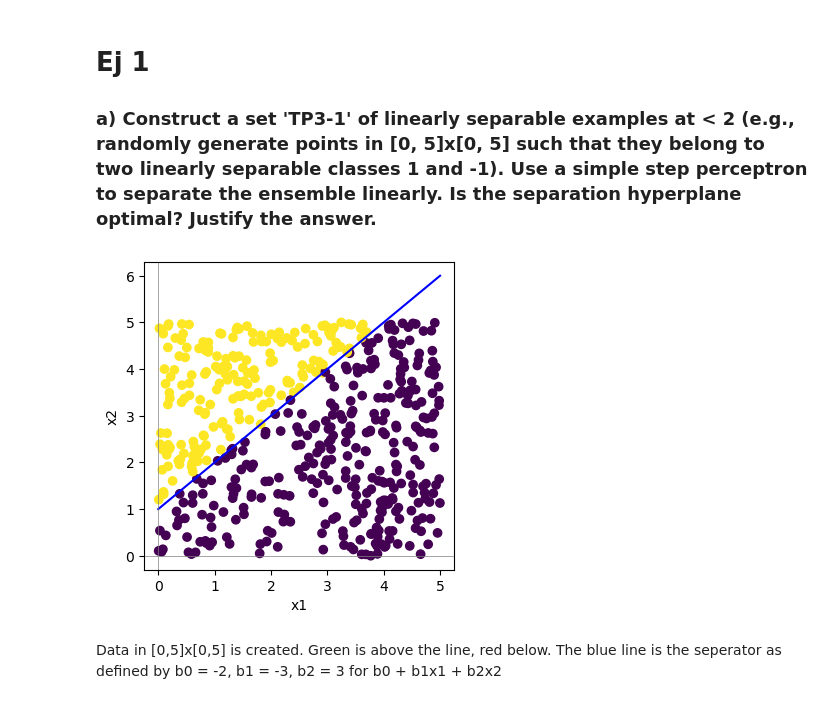
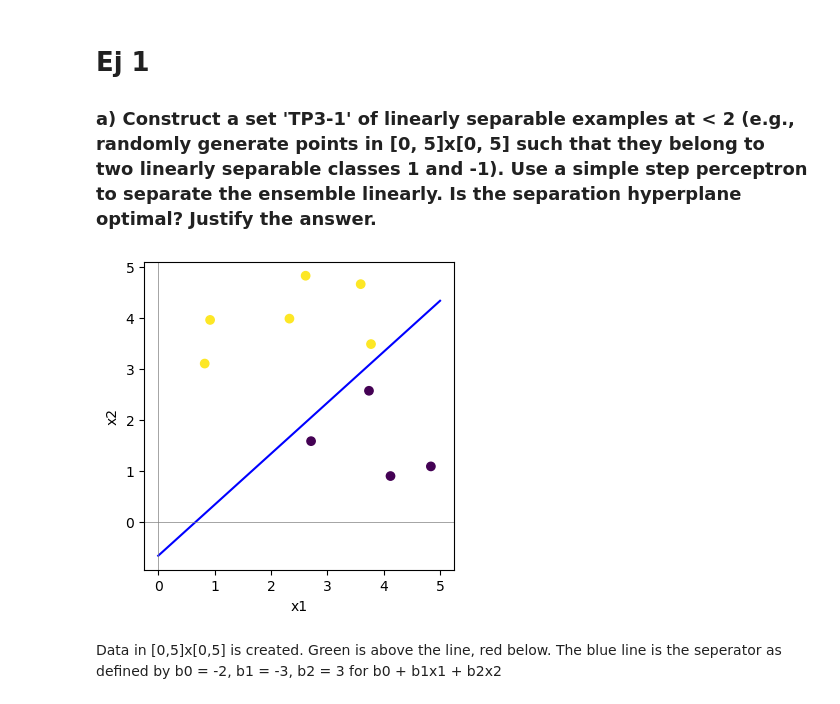
Before and after one commit to papekoja/72.75-ML, a Jupyter notebook: TP3/tp3.ipynb, the cells around one changed output. Drawn from its saved outputs; the diff is of its cells as text; code cells hidden in the pictures.

```diff
--- a/TP3/tp3.ipynb
+++ b/TP3/tp3.ipynb
@@ -17,43 +17,50 @@ from kernal import linear, polynomial, rbf
 np.random.seed(0) # Apparently this sets the random to be not so random anymore
 
 # This is for the spliting line function
-n_items = 500
-b0 = -3
+n_items = 10
+b0 = 2
 b1 = -3
 b2 = 3
 
 # Create the data
 x1 = [random.uniform(0, 5) for i in range(n_items)]
 x2 = [random.uniform(0, 5) for i in range(n_items)]
 
 x1_for_line = np.linspace(0, 5, 100)
 x2_for_line = (-b0 - b1 * x1_for_line) / b2
 
 # Fit the data in the dataframe and make the class column (1 if above the line, 0 otherwise
 data = pd.DataFrame({
     'x1': x1,
     'x2': x2,
-    'Class': [1 if (b0 + b1 * x1[i] + b2 * x2[i]) > 0 else 0 for i in range(n_items)]
+    'Class': [1 if (b0 + b1 * x1[i] + b2 * x2[i]) > 0 else -1 for i in range(n_items)]
 })
 
 TP3_1 = data
 
 # Create a train test split
 train, test = train_test_split(data, test_size=0.25, random_state=38)
 
-def ploting(data):
+def ploting(data, b0=b0, b1=b1, b2=b2, line=True):
+
+    #For the line in the plot
+    if line:
+        x1_for_line = np.linspace(0, 5, 100)
+        x2_for_line = (-b0 - b1 * x1_for_line) / b2
+
     plt.figure(figsize=(4, 4))
-    plt.plot(x1_for_line, x2_for_line, label=f'{b0} + {b1}x1 + {b2}x2 = 0', color='blue')
+    plt.plot(x1_for_line, x2_for_line, label=f'{b0} + {b1}x1 + {b2}x2', color='blue')
     plt.scatter(data['x1'], data['x2'], label='Data', c=data['Class'], marker='o')
     plt.xlabel('x1')
     plt.ylabel('x2')
     plt.axhline(0, color='grey', linewidth=0.5)
     plt.axvline(0, color='grey', linewidth=0.5)
+    # plt.legend()
     plt.show()
 
-ploting(data)
+ploting(data, b0, b1, b2)
 # %% [output]
-[figure, old version]
+[figure, new version]
 # %% [markdown]
 Data in [0,5]x[0,5] is created. Green is above the line, red below. The blue line is the seperator as defined by b0 = -2, b1 = -3, b2 = 3 for b0 + b1x1 + b2x2
 # %%
```
Also changed, not shown: parts of 4 cells of this notebook.
